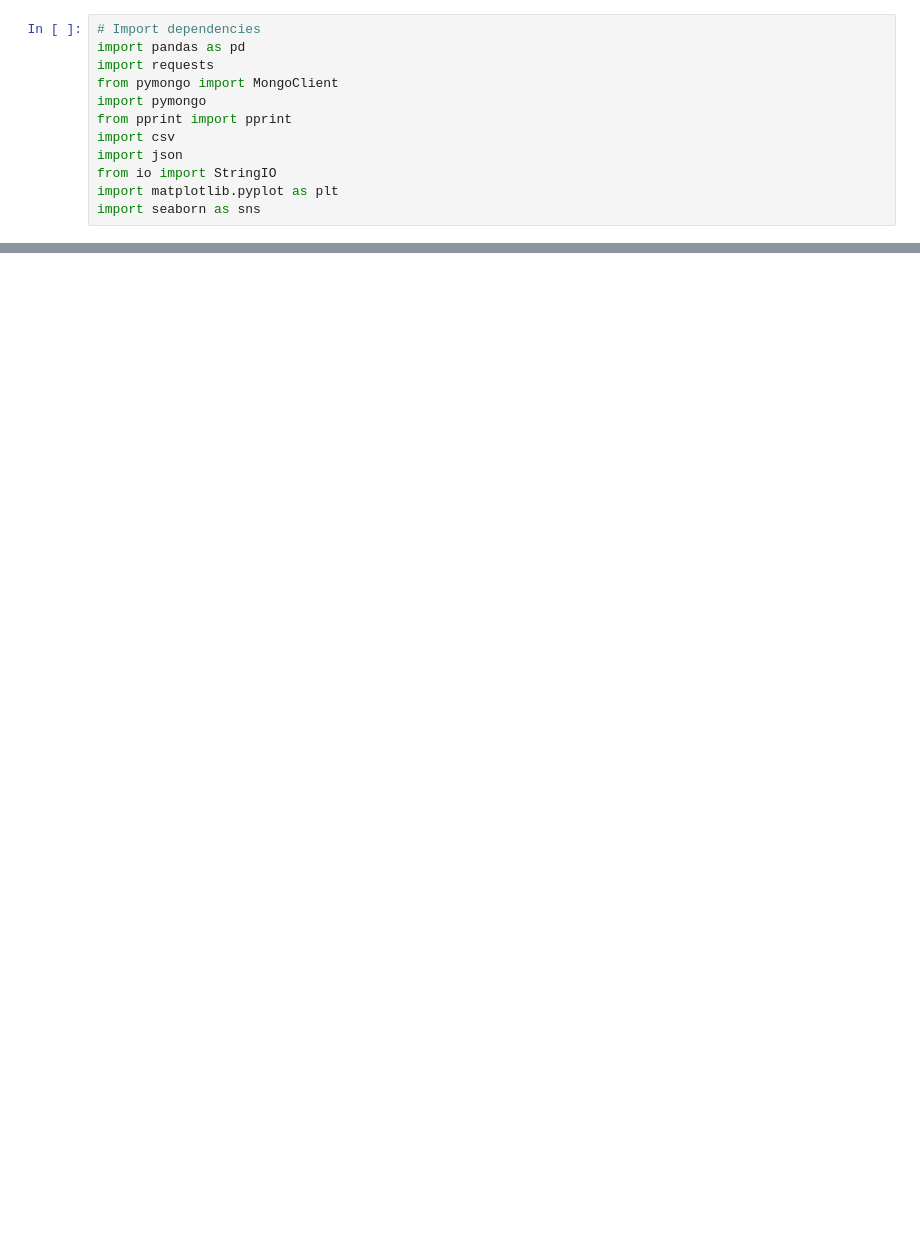
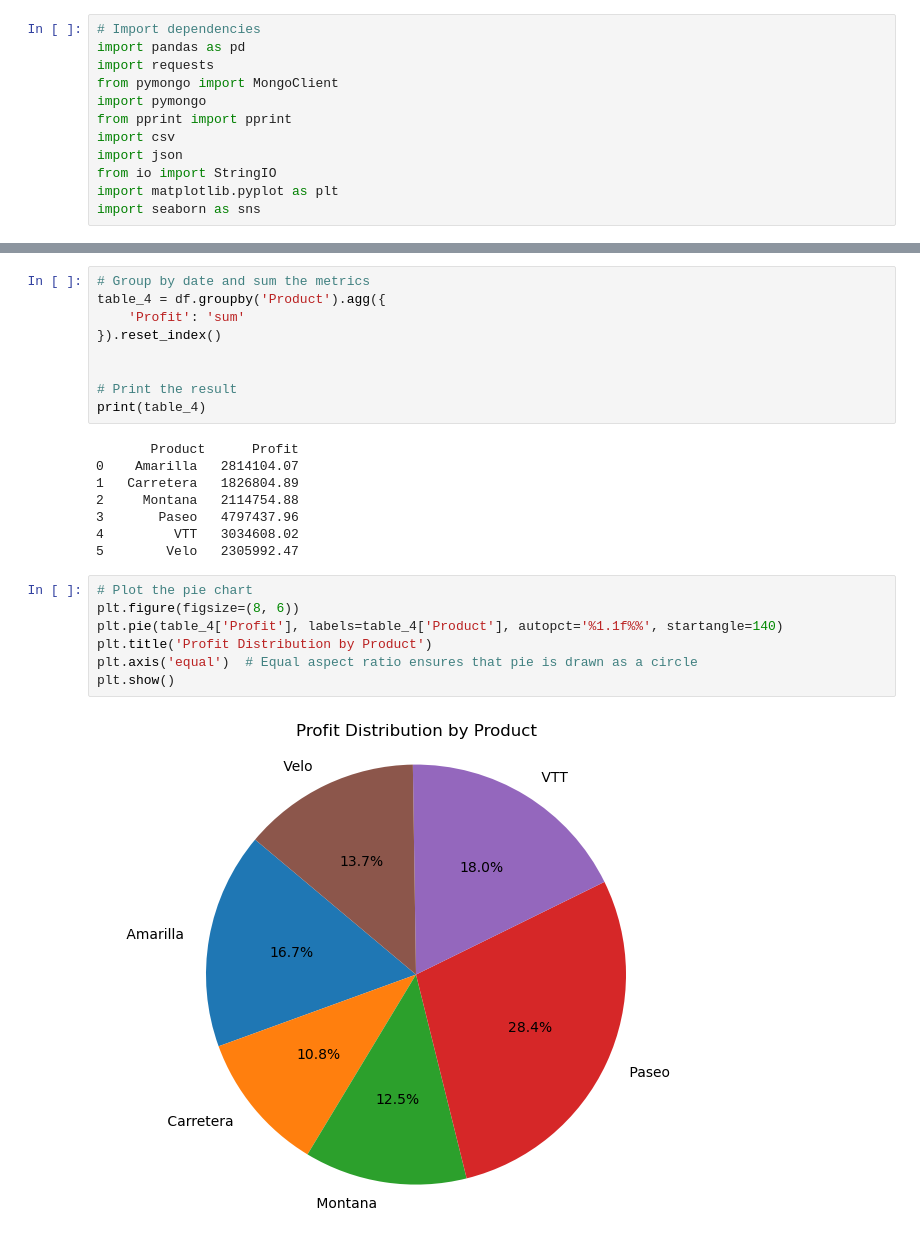
Before and after one commit to AbisolaOlakanmi/Group7.BDAT1004.FinalAssignment, a Jupyter notebook: financialReport.ipynb, the cells around one changed output, grey strips where cells are left out. Drawn from its saved outputs; the diff is of its cells as text; blank space fills up the shorter version.

```diff
--- a/financialReport.ipynb
+++ b/financialReport.ipynb
@@ -204,0 +234,26 @@ plt.show()
+# %%
+# Group by date and sum the metrics
+table_4 = df.groupby('Product').agg({
+    'Profit': 'sum'
+}).reset_index()
+
+
+# Print the result
+print(table_4)
+# %% [output]
+       Product      Profit
+0    Amarilla   2814104.07
+1   Carretera   1826804.89
+2     Montana   2114754.88
+3       Paseo   4797437.96
+4         VTT   3034608.02
+5        Velo   2305992.47
+# %%
+# Plot the pie chart
+plt.figure(figsize=(8, 6))
+plt.pie(table_4['Profit'], labels=table_4['Product'], autopct='%1.1f%%', startangle=140)
+plt.title('Profit Distribution by Product')
+plt.axis('equal')  # Equal aspect ratio ensures that pie is drawn as a circle
+plt.show()
+# %% [output]
+[figure, added]
```
Also changed, not shown: parts of 35 cells of this notebook.
